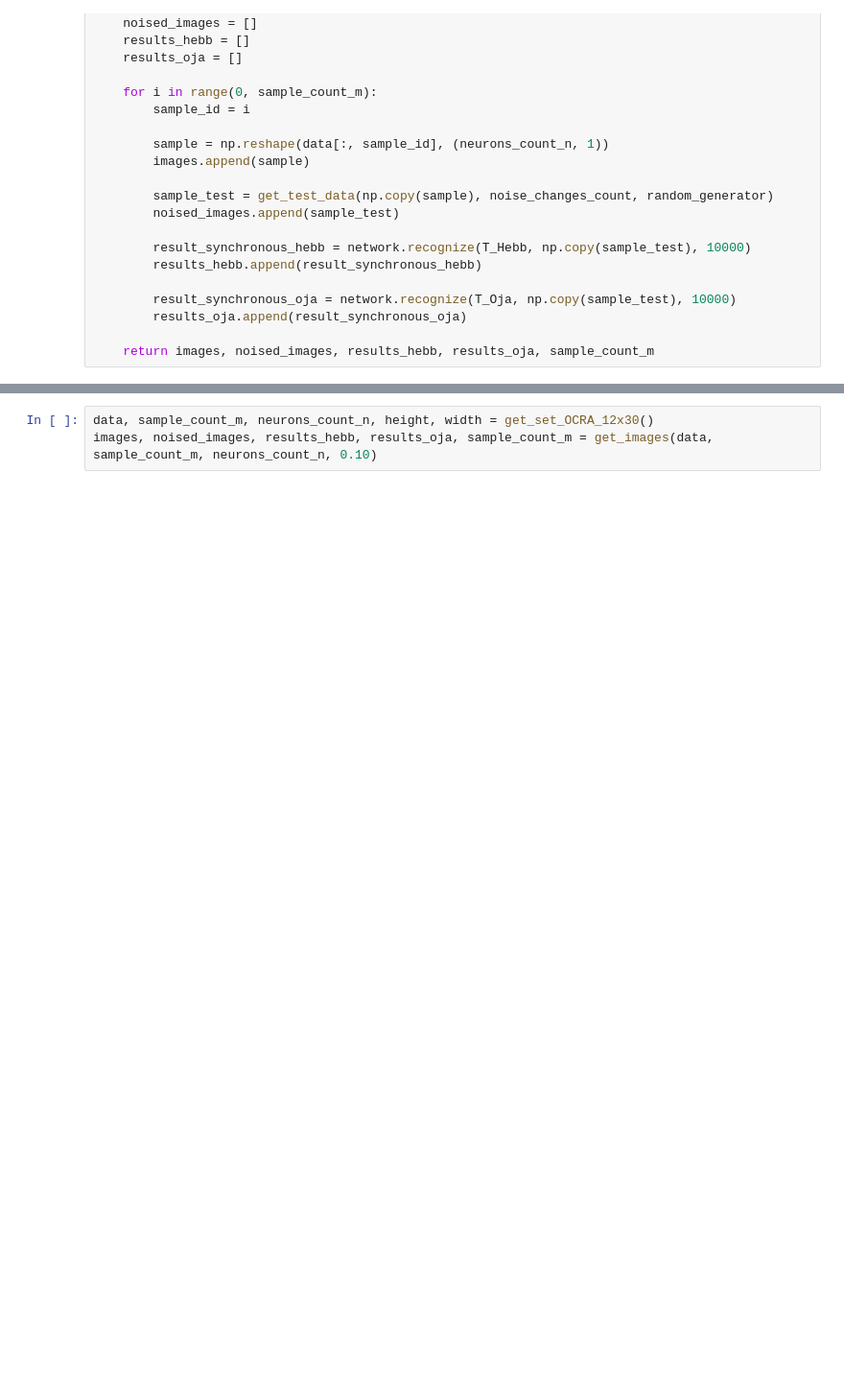
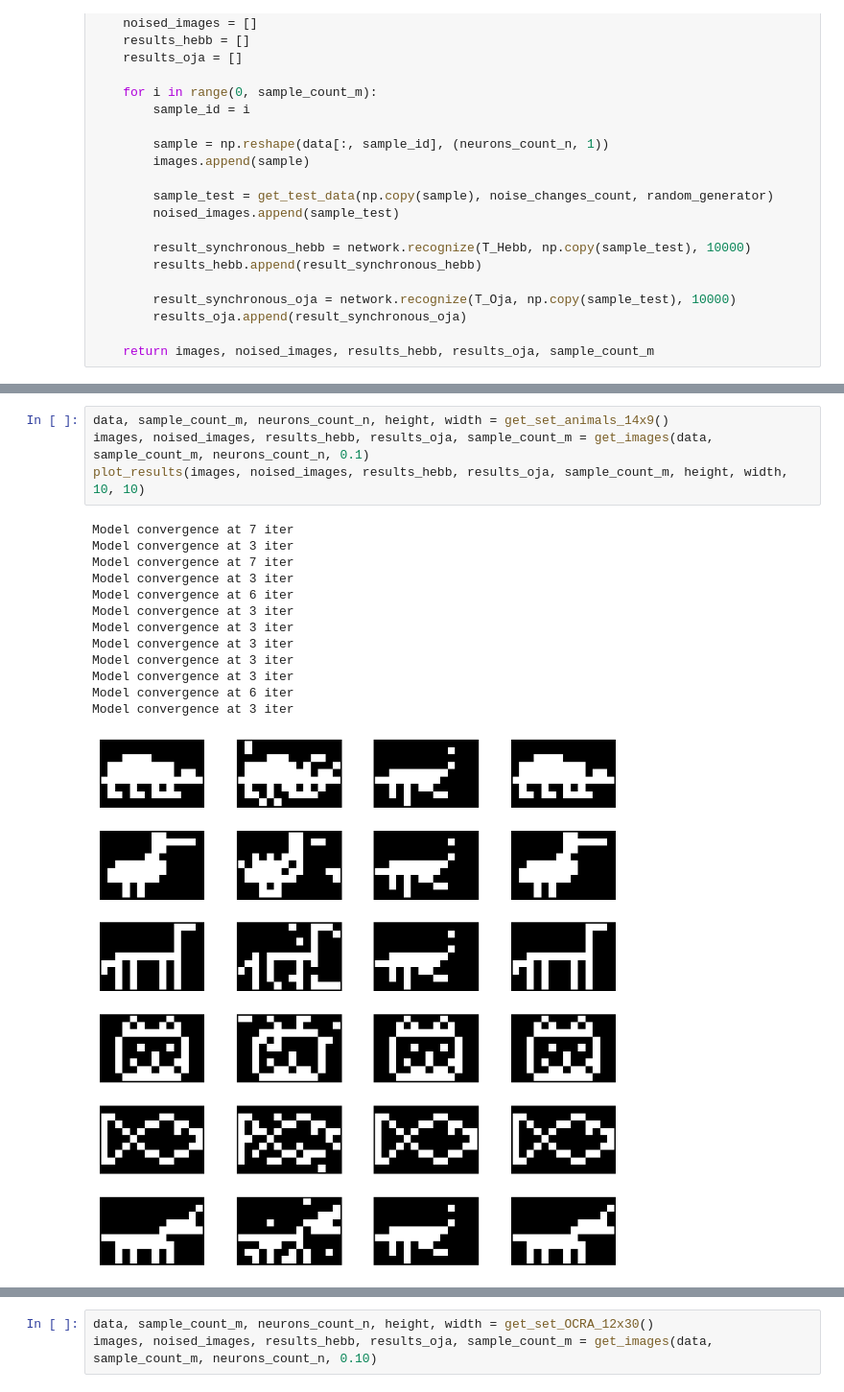
Before and after one commit to werglu/hopfieldNetwork, a Jupyter notebook: HopfieldNetwork/HopfieldNetwork/test_both.ipynb, the cells around one changed output, grey strips where cells are left out. Shown at 96% size. Drawn from its saved outputs; the diff is of its cells as text; blank space fills up the shorter version.

```diff
--- a/HopfieldNetwork/HopfieldNetwork/test_both.ipynb
+++ b/HopfieldNetwork/HopfieldNetwork/test_both.ipynb
@@ -137,0 +94,18 @@ plot_results(images, noised_images, results_hebb, results_oja, sample_count_m, h
+# %%
+data, sample_count_m, neurons_count_n, height, width = get_set_animals_14x9()
+images, noised_images, results_hebb, results_oja, sample_count_m = get_images(data, sample_count_m, neurons_count_n, 0.1)
+plot_results(images, noised_images, results_hebb, results_oja, sample_count_m, height, width,  10, 10)
+# %% [output]
+Model convergence at 7 iter
+Model convergence at 3 iter
+Model convergence at 7 iter
+Model convergence at 3 iter
+Model convergence at 6 iter
+Model convergence at 3 iter
+Model convergence at 3 iter
+Model convergence at 3 iter
+Model convergence at 3 iter
+Model convergence at 3 iter
+Model convergence at 6 iter
+Model convergence at 3 iter
+[figure, added]
```
Also changed, not shown: parts of 15 cells of this notebook, 1 other file.
